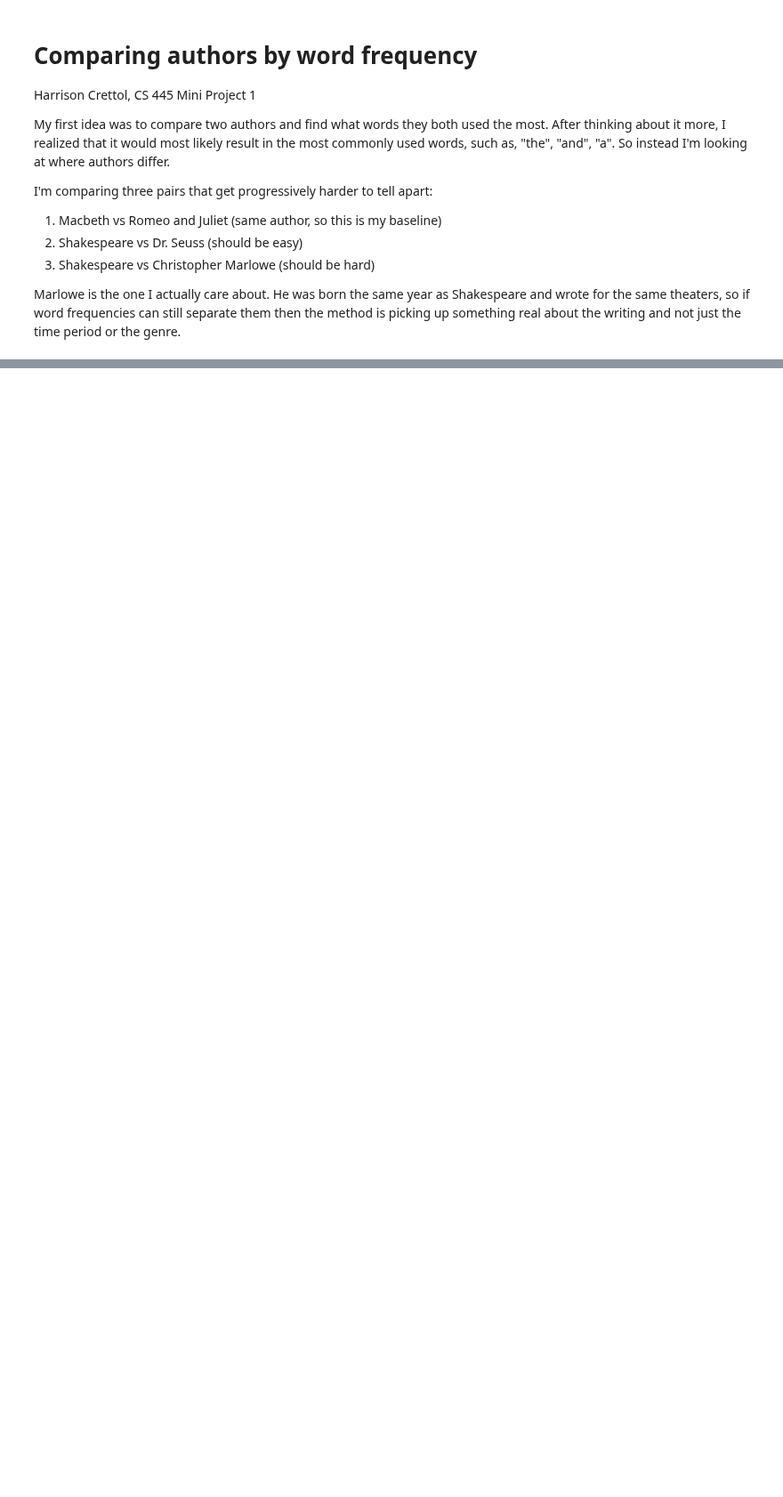
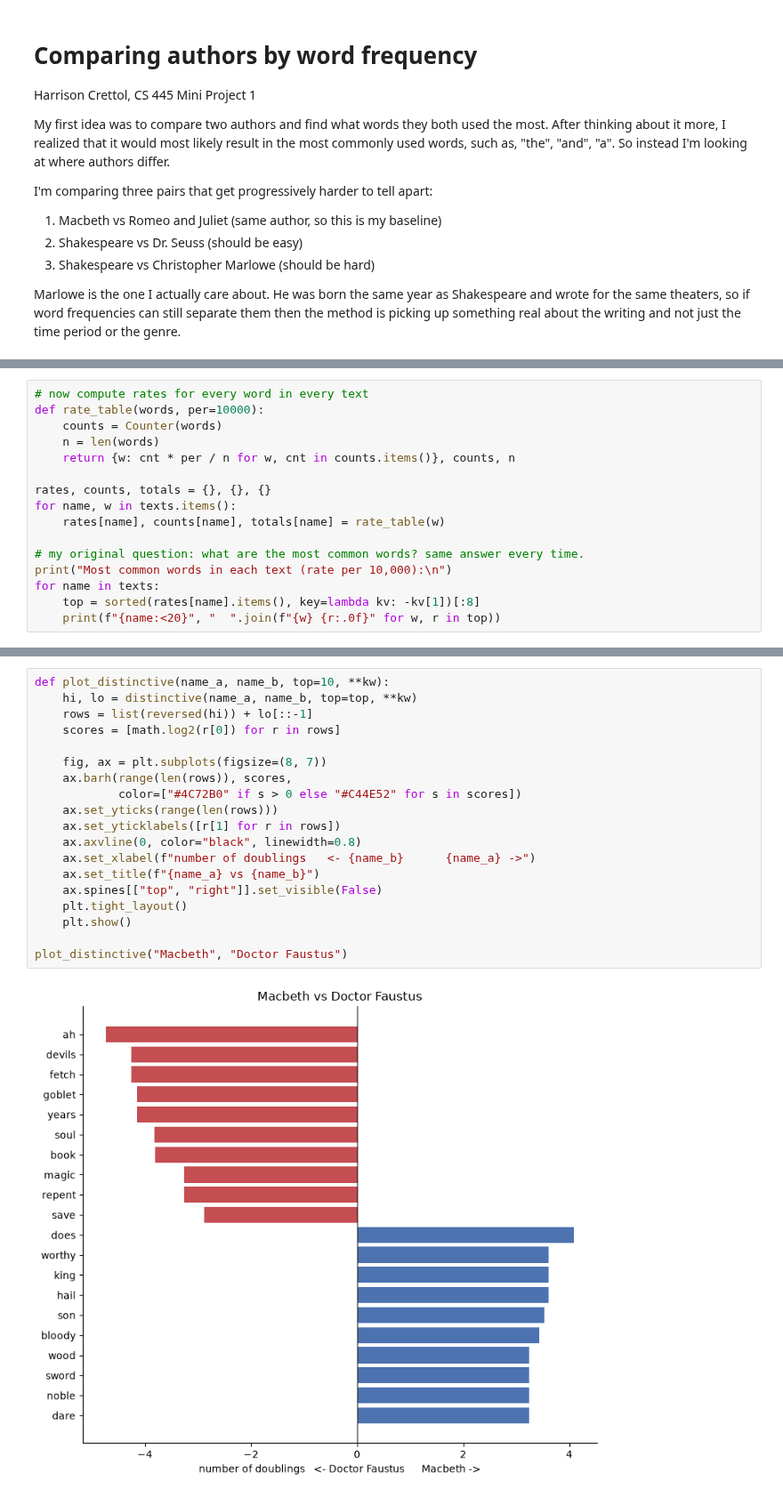
Before and after one commit to utk-cs445-fall26/MiniProject1, a Jupyter notebook: hcrettol.ipynb, the cells around one changed output, grey strips where cells are left out. Shown at 89% size. Saved outputs shown, nothing was run; the diff lists cells and outputs as text; blank space fills up the shorter version.

```diff
--- a/hcrettol.ipynb
+++ b/hcrettol.ipynb
@@ -319,0 +145,16 @@ _(write here)_
+# %%
+# now compute rates for every word in every text
+def rate_table(words, per=10000):
+    counts = Counter(words)
+    n = len(words)
+    return {w: cnt * per / n for w, cnt in counts.items()}, counts, n
+
+rates, counts, totals = {}, {}, {}
+for name, w in texts.items():
+    rates[name], counts[name], totals[name] = rate_table(w)
+
+# my original question: what are the most common words? same answer every time.
+print("Most common words in each text (rate per 10,000):\n")
+for name in texts:
+    top = sorted(rates[name].items(), key=lambda kv: -kv[1])[:8]
+    print(f"{name:<20}", "  ".join(f"{w} {r:.0f}" for w, r in top))
@@ -319,0 +278,21 @@ _(write here)_
+# %%
+def plot_distinctive(name_a, name_b, top=10, **kw):
+    hi, lo = distinctive(name_a, name_b, top=top, **kw)
+    rows = list(reversed(hi)) + lo[::-1]
+    scores = [math.log2(r[0]) for r in rows]
+
+    fig, ax = plt.subplots(figsize=(8, 7))
+    ax.barh(range(len(rows)), scores,
+            color=["#4C72B0" if s > 0 else "#C44E52" for s in scores])
+    ax.set_yticks(range(len(rows)))
+    ax.set_yticklabels([r[1] for r in rows])
+    ax.axvline(0, color="black", linewidth=0.8)
+    ax.set_xlabel(f"number of doublings   <- {name_b}      {name_a} ->")
+    ax.set_title(f"{name_a} vs {name_b}")
+    ax.spines[["top", "right"]].set_visible(False)
+    plt.tight_layout()
+    plt.show()
+
+plot_distinctive("Macbeth", "Doctor Faustus")
+# %% [output]
+[figure, added]
```
Also changed, not shown: parts of 40 cells of this notebook.
